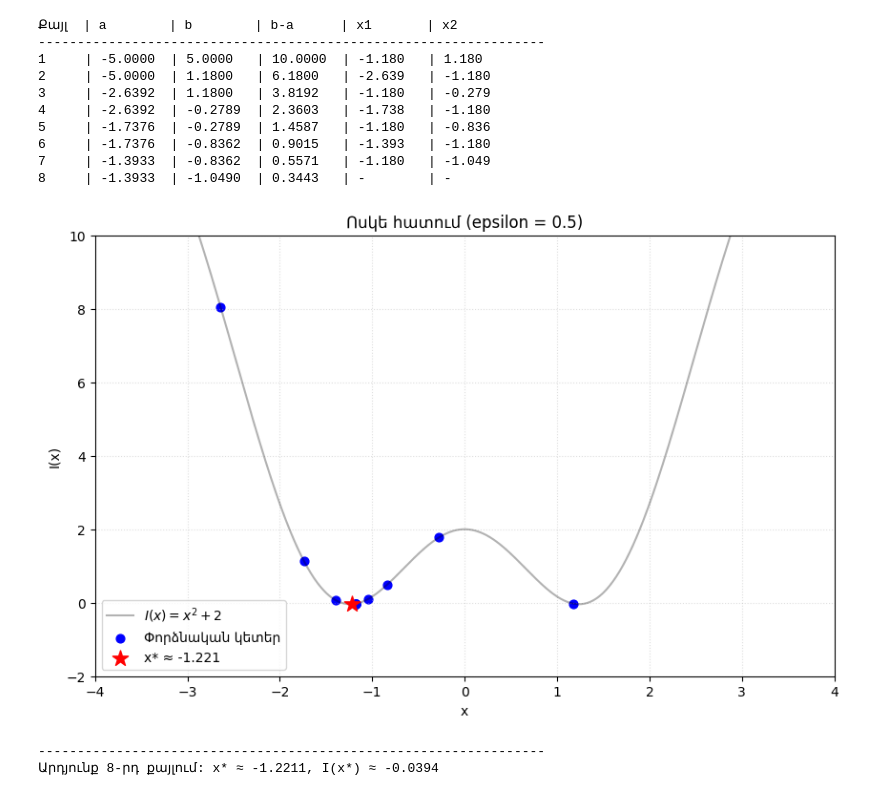
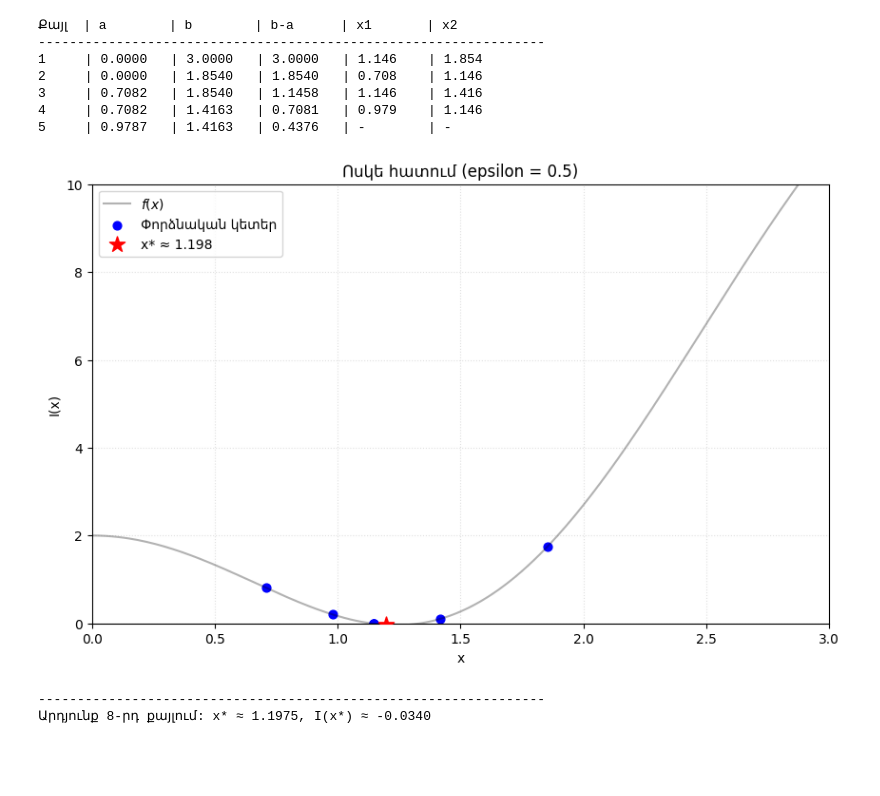
Before and after one commit to Mil-333/optimization-methods, a Jupyter notebook: Golden-Section/lab3.ipynb, the cells around one changed output. Drawn from its saved outputs; the diff is of its cells as text; code cells hidden in the pictures; blank space fills up the shorter version.

```diff
--- a/Golden-Section/lab3.ipynb
+++ b/Golden-Section/lab3.ipynb
@@ -4,12 +4,12 @@
 import numpy as np
 import matplotlib.pyplot as plt
 
-# 1. Ֆունկցիայի սահմանում (I(x) = x^2 + 2)
+# 1. Ֆունկցիայի սահմանում (I(x) = x^2 + 2cos)
 def i_func(x):
    return x**2 + 2 * np.cos(2 * x)
 
 # 2. Տվյալների սահմանում
-a, b = -5, 5
+a, b = 0 , 3
 epsilon = 0.5
 t = 0.618  # Ոսկե հատման հաստատունը[cite: 1]
 
@@ -55,43 +55,40 @@ print(f"{step:<5} | {curr_a:<8.4f} | {curr_b:<8.4f} | {curr_b - curr_a:<8.4f} |
 
 x_star = (curr_a + curr_b) / 2
 
 # 5. Գրաֆիկական պատկերում (Մասշտաբի փոփոխությամբ)
 x_plot = np.linspace(-6, 6, 1000)
 y_plot = i_func(x_plot)
 
 plt.figure(figsize=(10, 6))
-plt.plot(x_plot, y_plot, color='black', alpha=0.3, label='$I(x) = x^2 + 2$')
+plt.plot(x_plot, y_plot, color='black', alpha=0.3, label='$f(x)$')
 
 # Փորձնական կետերը կորի վրա
 plt.scatter(history_points_x, history_points_y, color='blue', s=40, label='Փորձնական կետեր')
 
 # Վերջնական մինիմումի կետը
 plt.scatter(x_star, i_func(x_star), color='red', s=150, marker='*', label=f'x* ≈ {x_star:.3f}', zorder=10)
 
 # --- ՄԱՍՇՏԱԲԻ ԿԱՐԳԱՎՈՐՈՒՄ ---
-plt.axis([-4, 4, -2, 10]) # x: [-4, 4], y: [-2, 10]
+plt.axis([0, 3, 0, 10]) # x: [0, 3], y: [0, 10]
 # -----------------------------
 
 plt.title(f'Ոսկե հատում (epsilon = {epsilon})')
 plt.xlabel('x')
 plt.ylabel('I(x)')
 plt.legend()
 plt.grid(True, linestyle=':', alpha=0.4)
 plt.show()
 
 print("-" * 65)
 print(f"Արդյունք 8-րդ քայլում: x* ≈ {x_star:.4f}, I(x*) ≈ {i_func(x_star):.4f}")
 # %% [output]
 Քայլ  | a        | b        | b-a      | x1       | x2
 -----------------------------------------------------------------
-1     | -5.0000  | 5.0000   | 10.0000  | -1.180   | 1.180
-2     | -5.0000  | 1.1800   | 6.1800   | -2.639   | -1.180
-3     | -2.6392  | 1.1800   | 3.8192   | -1.180   | -0.279
-4     | -2.6392  | -0.2789  | 2.3603   | -1.738   | -1.180
-5     | -1.7376  | -0.2789  | 1.4587   | -1.180   | -0.836
-6     | -1.7376  | -0.8362  | 0.9015   | -1.393   | -1.180
-7     | -1.3933  | -0.8362  | 0.5571   | -1.180   | -1.049
-8     | -1.3933  | -1.0490  | 0.3443   | -        | -
+1     | 0.0000   | 3.0000   | 3.0000   | 1.146    | 1.854
+2     | 0.0000   | 1.8540   | 1.8540   | 0.708    | 1.146
+3     | 0.7082   | 1.8540   | 1.1458   | 1.146    | 1.416
+4     | 0.7082   | 1.4163   | 0.7081   | 0.979    | 1.146
+5     | 0.9787   | 1.4163   | 0.4376   | -        | -
-[figure, old version]
+[figure, new version]
 -----------------------------------------------------------------
-Արդյունք 8-րդ քայլում: x* ≈ -1.2211, I(x*) ≈ -0.0394
+Արդյունք 8-րդ քայլում: x* ≈ 1.1975, I(x*) ≈ -0.0340
```
Also changed, not shown: parts of 1 cell of this notebook.
